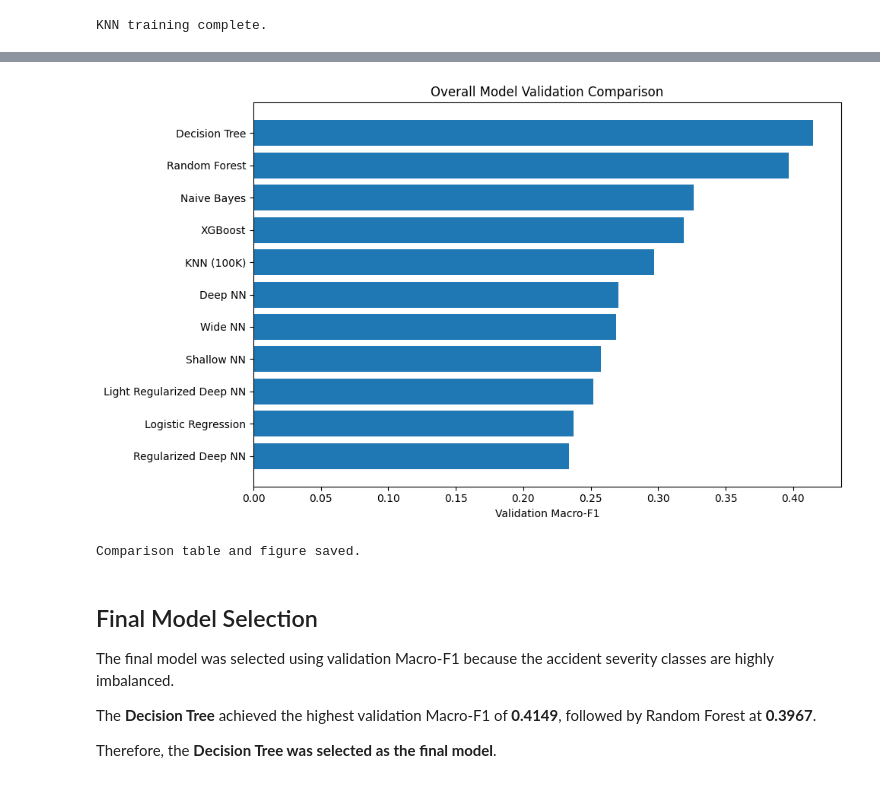
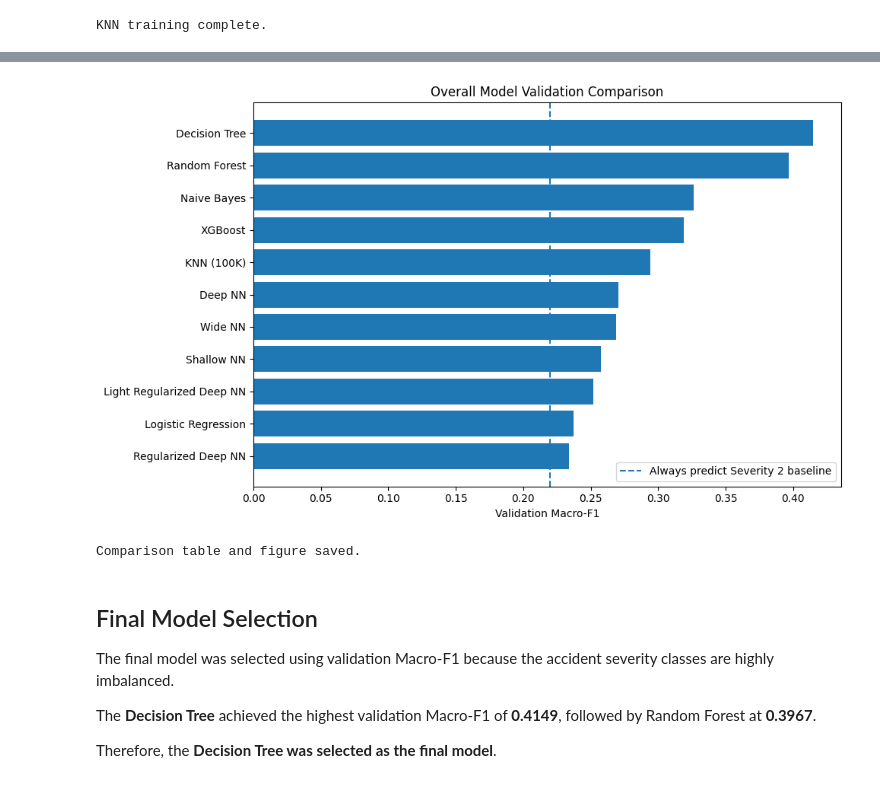
Before and after one commit to alice0791/cpts475_McQueens, a Jupyter notebook: notebooks/04_final_model_comparison.ipynb, the cells around one changed output, grey strips where cells are left out. Cells and saved outputs as stored; diff of their text form; code cells hidden in the pictures.

Commit message:
cleanup: finalize model comparison

```diff
--- a/notebooks/04_final_model_comparison.ipynb
+++ b/notebooks/04_final_model_comparison.ipynb
@@ -70,14 +65,3 @@ print("KNN validation rows:", len(knn_val))
 # %% [output]
 KNN train rows: 100000
 KNN validation rows: 100000
-# %%
-from src.models import make_model, fit_model
-from sklearn.metrics import f1_score, accuracy_score
-
-knn_features = config.FEATURE_SETS["combined"]
-
-knn_train = pd.read_parquet(config.TRAIN_SAMPLE_PARQUET).head(100_000)
-knn_val = pd.read_parquet(config.VAL_PARQUET).head(100_000)
-
-print("KNN train rows:", len(knn_train))
-print("KNN validation rows:", len(knn_val))
@@ -95,7 +77,7 @@ knn_model = fit_model(
     knn_model,
     knn_train[knn_features],
     knn_train[config.TARGET],
-    balanced=True
+    balanced=False
 )
 
 print("KNN training complete.")
@@ -187,34 +149,45 @@ comparison_df.to_csv(
     config.RESULTS_DIR / "final_model_validation_comparison.csv",
     index=False
 )
 
 plt.figure(figsize=(10, 6))
 
 plot_df = comparison_df.sort_values(
     "Validation Macro-F1",
     ascending=True
 )
 
 plt.barh(
     plot_df["Model"],
     plot_df["Validation Macro-F1"]
 )
 
 plt.xlabel("Validation Macro-F1")
 plt.title("Overall Model Validation Comparison")
+
+baseline_macro_f1 = 0.220
+
+plt.axvline(
+    baseline_macro_f1,
+    linestyle="--",
+    linewidth=1.5,
+    label="Always predict Severity 2 baseline"
+)
+
+plt.legend()
 plt.tight_layout()
 
 plt.savefig(
     config.FIGURES_DIR / "final_model_validation_comparison.png",
     dpi=300,
     bbox_inches="tight"
 )
 
 plt.show()
 
 print("Comparison table and figure saved.")
 # %% [output]
-[figure, old version]
+[figure, new version]
 Comparison table and figure saved.
 # %% [markdown]
 ## Final Model Selection
```
Also changed, not shown: parts of 6 cells of this notebook, 3 other files.
